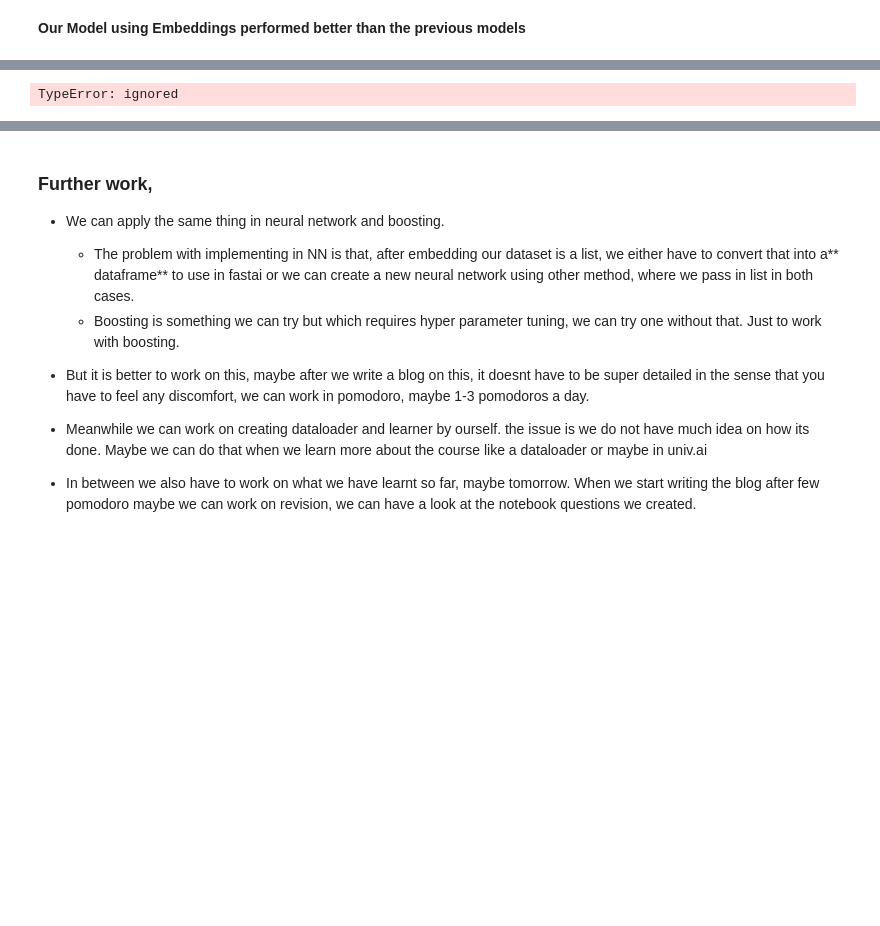
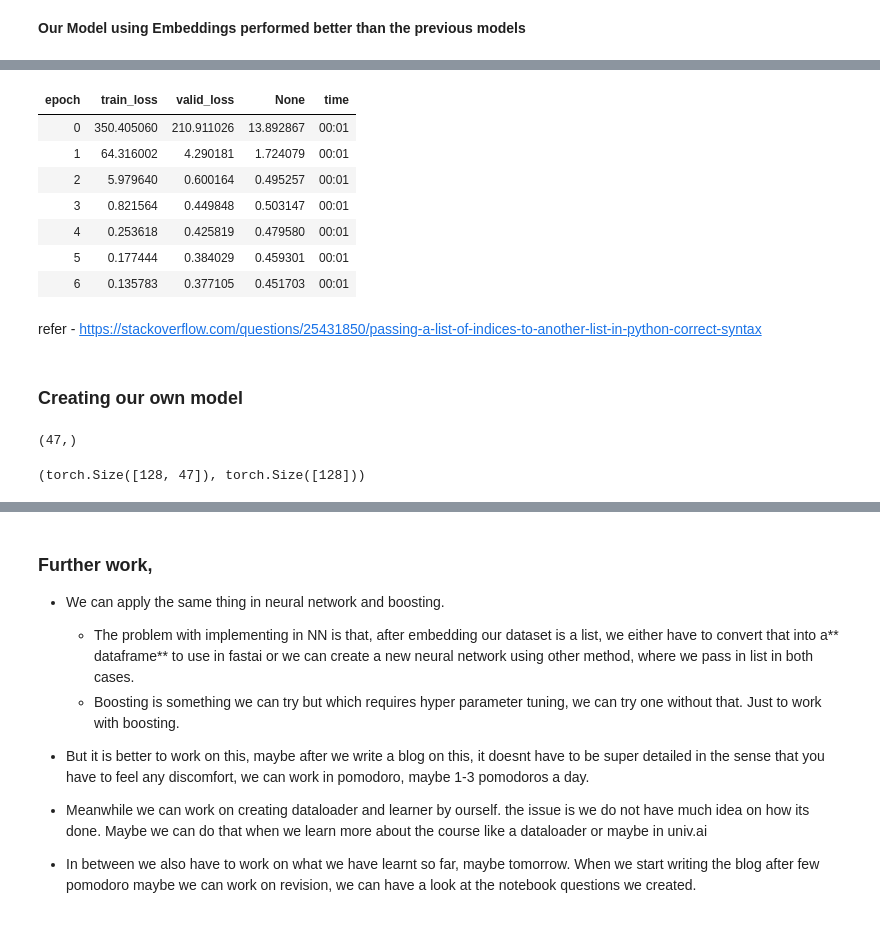
Before and after one commit to akshaypt7/amazon_sales_prediction, a Jupyter notebook: project_01_04_Using_entity_embeddings.ipynb, the cells around one changed output, grey strips where cells are left out. Saved outputs shown, nothing was run; the diff lists cells and outputs as text; code cells hidden in the pictures; blank space fills up the shorter version.

```diff
--- a/project_01_04_Using_entity_embeddings.ipynb
+++ b/project_01_04_Using_entity_embeddings.ipynb
@@ -211,0 +248,16 @@ class TabDataset():
+# %%
+learner_nn = tabular_learner(dls, y_range=(0,42), layers=[500,250],n_out=1, loss_func=F.mse_loss, metrics= torch.nn.L1Loss )
+learner_nn.fit_one_cycle(7,lr_max=1e-3,wd=0.1)
+# %% [output]
+| epoch | train_loss | valid_loss | None | time |
+| 0 | 350.405060 | 210.911026 | 13.892867 | 00:01 |
+| 1 | 64.316002 | 4.290181 | 1.724079 | 00:01 |
+| 2 | 5.979640 | 0.600164 | 0.495257 | 00:01 |
+| 3 | 0.821564 | 0.449848 | 0.503147 | 00:01 |
+| 4 | 0.253618 | 0.425819 | 0.479580 | 00:01 |
+| 5 | 0.177444 | 0.384029 | 0.459301 | 00:01 |
+| 6 | 0.135783 | 0.377105 | 0.451703 | 00:01 |
+# %% [markdown]
+refer - https://stackoverflow.com/questions/25431850/passing-a-list-of-indices-to-another-list-in-python-correct-syntax
+# %% [markdown]
+### Creating our own model
@@ -211,0 +267,6 @@ class TabDataset():
+# %%
+dset = list(zip(X_train,y_train))
+x,y = dset[0]
+x.shape
+# %% [output]
+(47,)
@@ -216,0 +281,6 @@ dls = DataLoaders(train_dl, valid_dl, device='cpu')
+# %%
+dls= DataLoaders(train_dl,valid_dl) # now
+x,y = dls.one_batch()
+x.shape, y.shape
+# %% [output]
+(torch.Size([128, 47]), torch.Size([128]))
@@ -217,7 +306,5 @@ dls = DataLoaders(train_dl, valid_dl, device='cpu')
 # %%
-learn = Learner(dls, layers=[500,250],
-                        n_out=1, loss_func=F.mse_loss, metrics= torch.nn.L1Loss)
+learn = Learner( dls, model,
+                   loss_func=F.mse_loss, metrics= torch.nn.L1Loss)
-# %% [output]
-TypeError: ignored
 # %%
 learn.lr_find()
```
Also changed, not shown: parts of 40 cells of this notebook.
